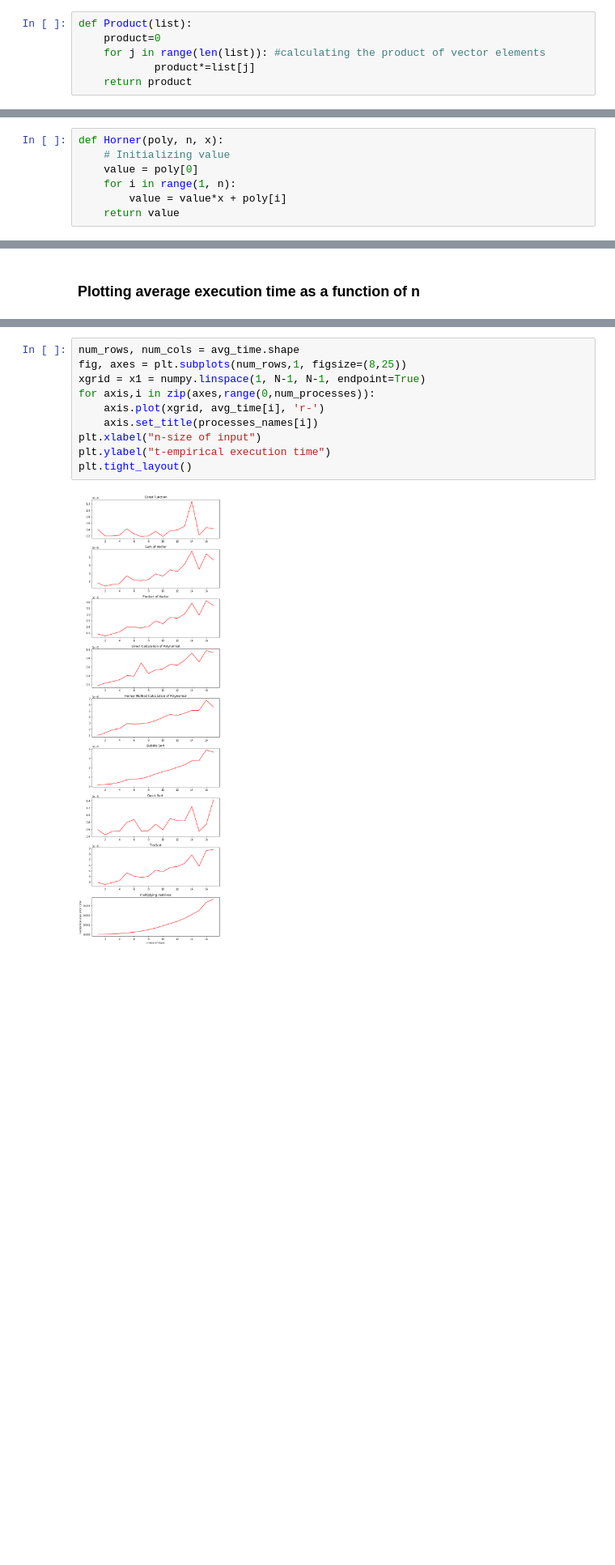
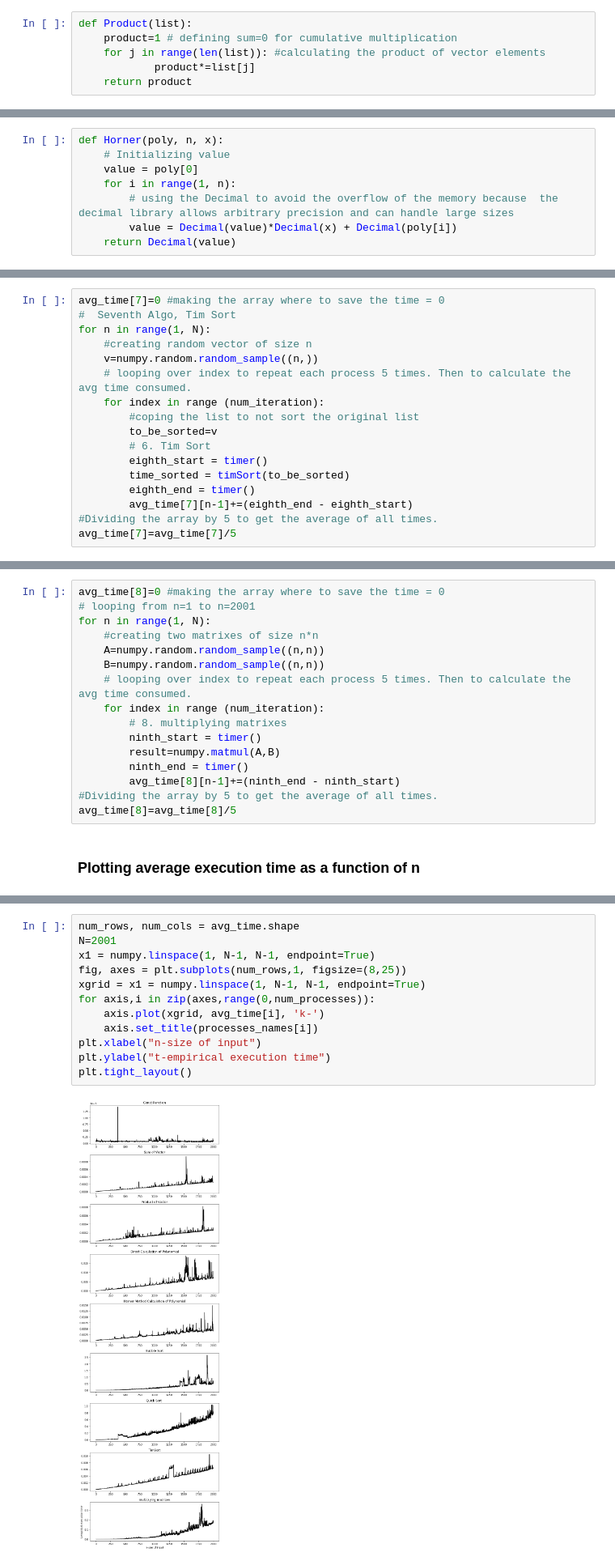
Before and after one commit to Nemat-Allah-Aloush/Algo_Tasks, a Jupyter notebook: Task 01.ipynb, the cells around one changed output, grey strips where cells are left out. Shown at 81% size. Drawn from its saved outputs; the diff is of its cells as text; blank space fills up the shorter version.

```diff
--- a/Task 01.ipynb
+++ b/Task 01.ipynb
@@ -19,6 +21,6 @@ def Sum(list):
 # %%
 def Product(list):
-    product=0
+    product=1 # defining sum=0 for cumulative multiplication
     for j in range(len(list)): #calculating the product of vector elements
             product*=list[j]
     return product
@@ -38,8 +41,9 @@ def Horner(poly, n, x):
     # Initializing value
     value = poly[0]
     for i in range(1, n):
-        value = value*x + poly[i]
-    return value
+        # using the Decimal to avoid the overflow of the memory because  the decimal library allows arbitrary precision and can handle large sizes
+        value = Decimal(value)*Decimal(x) + Decimal(poly[i])
+    return Decimal(value)
 # %% [markdown]
 #### Bubble Sort
 # %%
@@ -256,0 +283,17 @@ print (avg_time)
+# %%
+avg_time[7]=0 #making the array where to save the time = 0
+#  Seventh Algo, Tim Sort
+for n in range(1, N):
+    #creating random vector of size n
+    v=numpy.random.random_sample((n,))
+    # looping over index to repeat each process 5 times. Then to calculate the avg time consumed.
+    for index in range (num_iteration):
+        #coping the list to not sort the original list
+        to_be_sorted=v
+        # 6. Tim Sort
+        eighth_start = timer()
+        time_sorted = timSort(to_be_sorted)
+        eighth_end = timer()
+        avg_time[7][n-1]+=(eighth_end - eighth_start)
+#Dividing the array by 5 to get the average of all times.
+avg_time[7]=avg_time[7]/5
@@ -257,2 +302,18 @@ print (avg_time)
+# %%
+avg_time[8]=0 #making the array where to save the time = 0
+# looping from n=1 to n=2001
+for n in range(1, N):
+    #creating two matrixes of size n*n
+    A=numpy.random.random_sample((n,n))
+    B=numpy.random.random_sample((n,n))
+    # looping over index to repeat each process 5 times. Then to calculate the avg time consumed.
+    for index in range (num_iteration):
+        # 8. multiplying matrixes
+        ninth_start = timer()
+        result=numpy.matmul(A,B)
+        ninth_end = timer()
+        avg_time[8][n-1]+=(ninth_end - ninth_start)
+#Dividing the array by 5 to get the average of all times.
+avg_time[8]=avg_time[8]/5
 # %% [markdown]
 ### Plotting average execution time as a function of n
@@ -259,12 +322,14 @@ print (avg_time)
 # %%
 num_rows, num_cols = avg_time.shape
+N=2001
+x1 = numpy.linspace(1, N-1, N-1, endpoint=True)
 fig, axes = plt.subplots(num_rows,1, figsize=(8,25))
 xgrid = x1 = numpy.linspace(1, N-1, N-1, endpoint=True)
 for axis,i in zip(axes,range(0,num_processes)):
-    axis.plot(xgrid, avg_time[i], 'r-')
+    axis.plot(xgrid, avg_time[i], 'k-')
     axis.set_title(processes_names[i])
 plt.xlabel("n-size of input")
 plt.ylabel("t-empirical execution time")
 plt.tight_layout()
 # %% [output]
-[figure, old version]
+[figure, new version]
```
Also changed, not shown: parts of 34 cells of this notebook, 1 other file.
